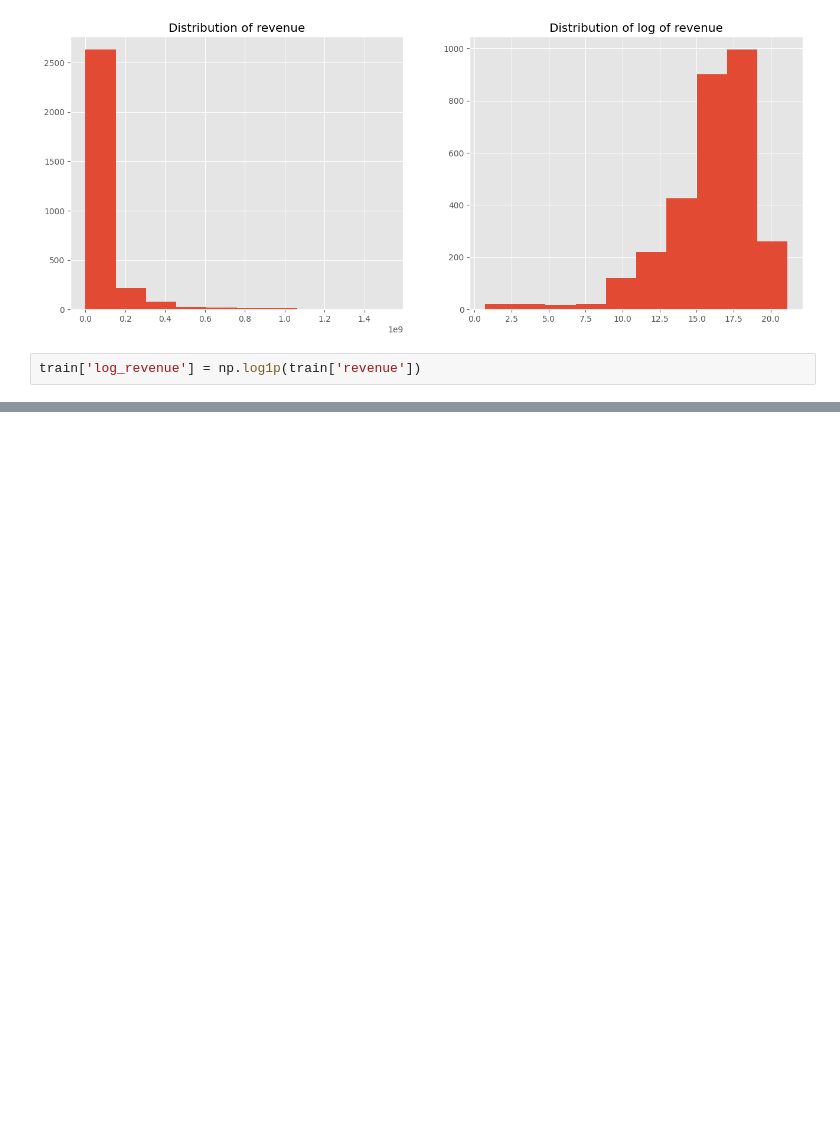
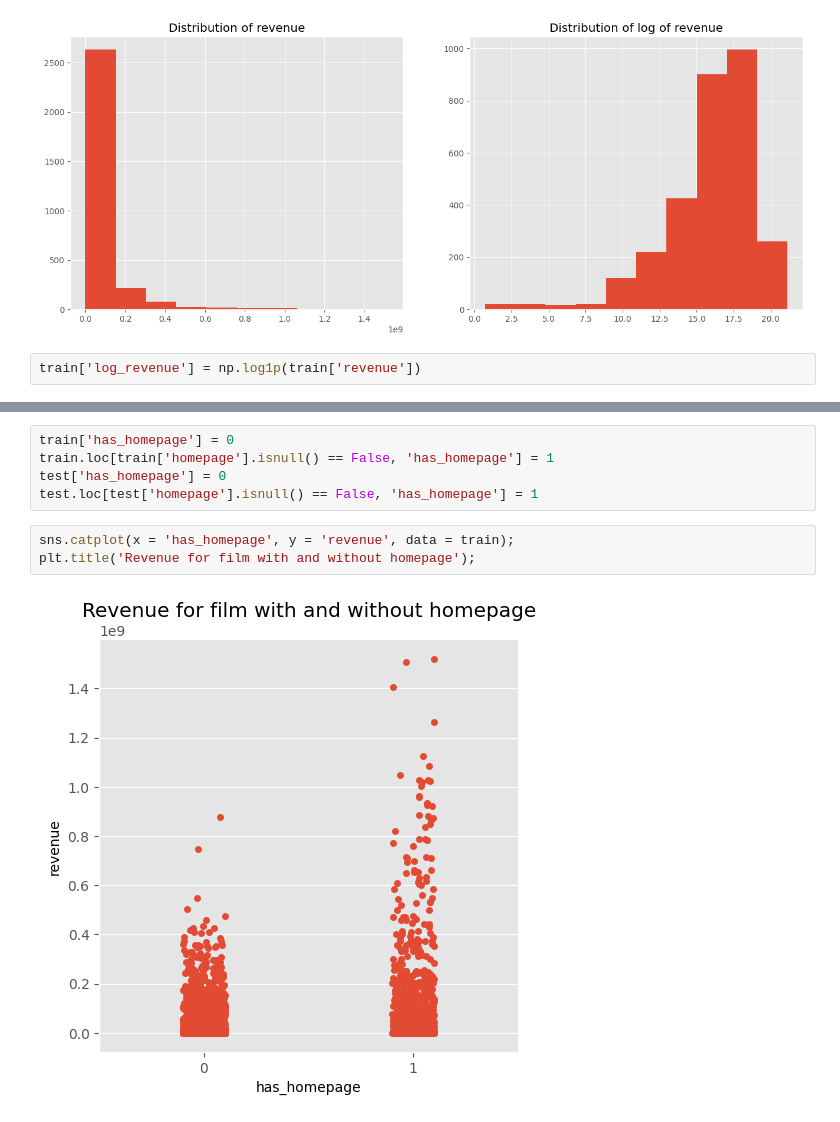
Before and after one commit to themothy4/Data_Analytics_Project, a Jupyter notebook: Boxoffice/Boxoffice.ipynb, the cells around one changed output, grey strips where cells are left out. Drawn from its saved outputs; the diff is of its cells as text; blank space fills up the shorter version.

```diff
--- a/Boxoffice/Boxoffice.ipynb
+++ b/Boxoffice/Boxoffice.ipynb
@@ -68,0 +109,10 @@ fig, ax = plt.subplots(figsize = (16, 6))
+# %%
+train['has_homepage'] = 0
+train.loc[train['homepage'].isnull() == False, 'has_homepage'] = 1
+test['has_homepage'] = 0
+test.loc[test['homepage'].isnull() == False, 'has_homepage'] = 1
+# %%
+sns.catplot(x = 'has_homepage', y = 'revenue', data = train);
+plt.title('Revenue for film with and without homepage');
+# %% [output]
+[figure, added]
```
Also changed, not shown: parts of 7 cells of this notebook.
